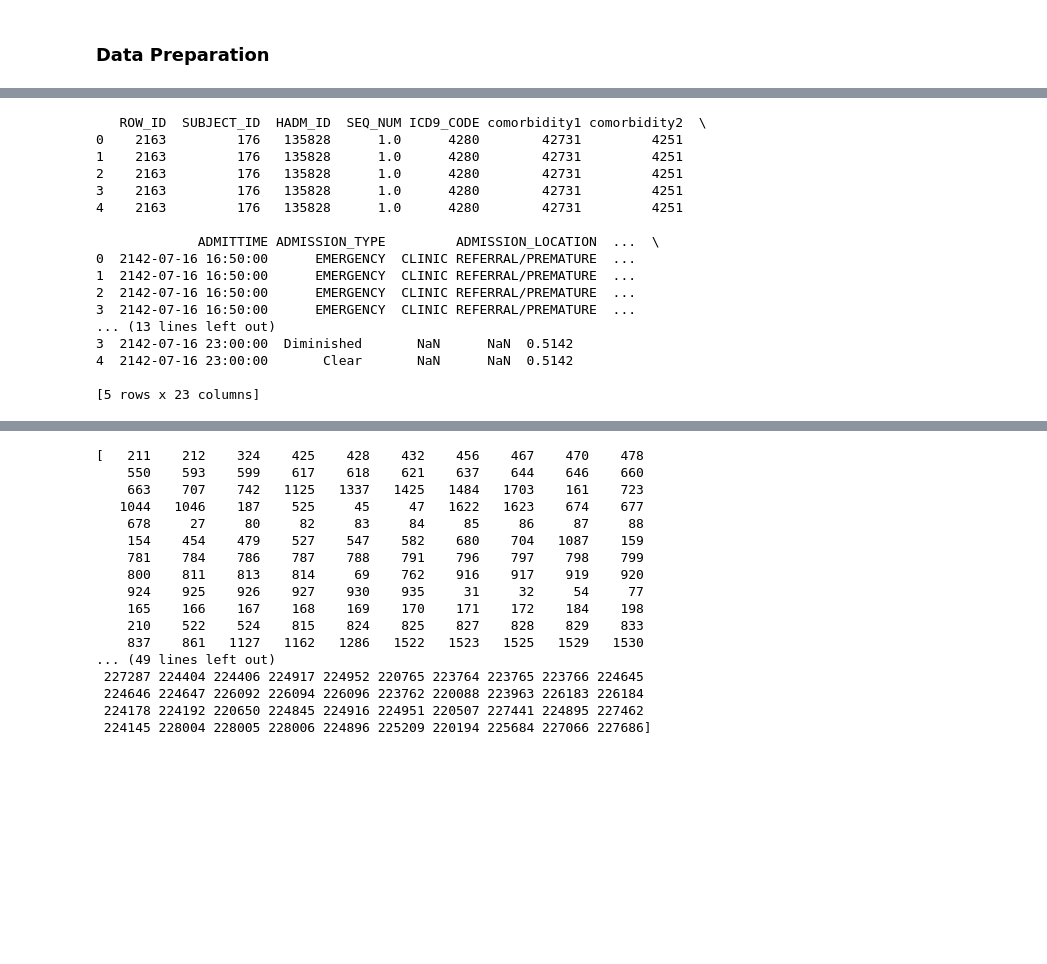
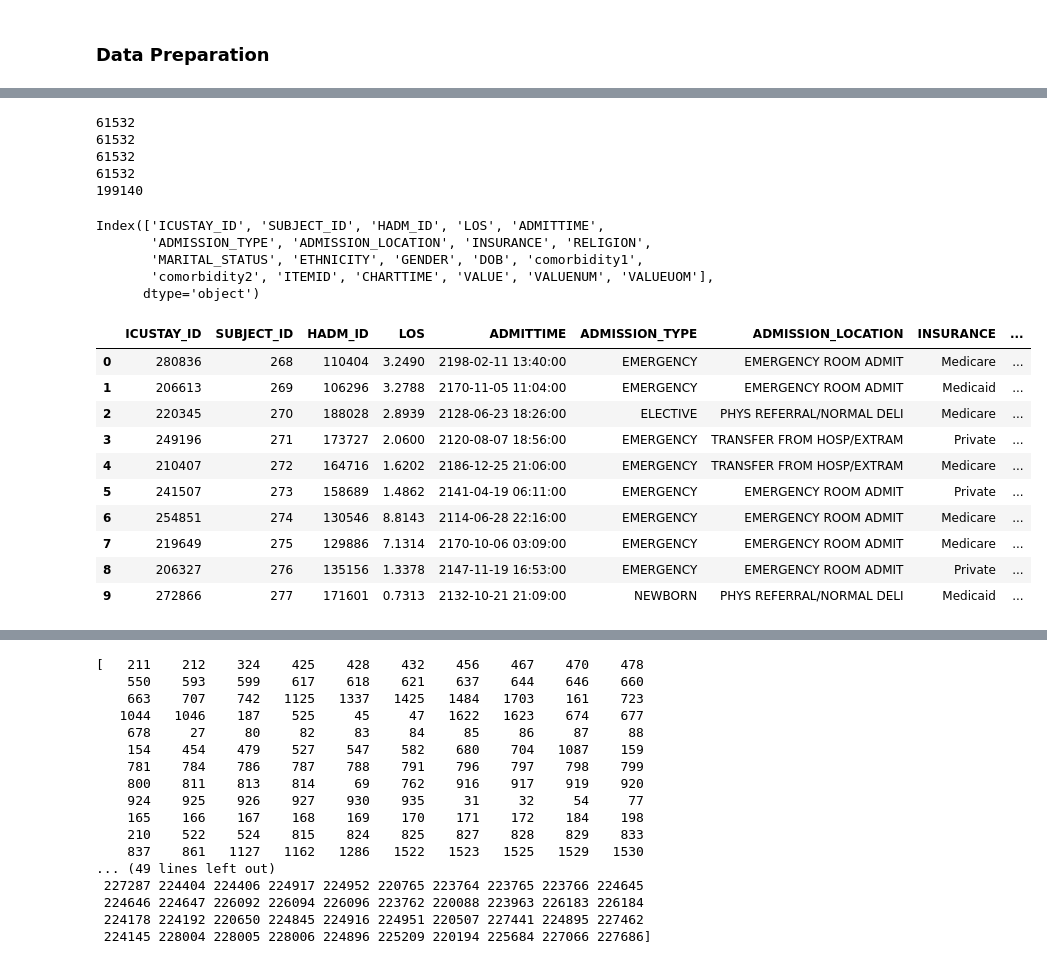
Before and after one commit to ossclaudia/Machine-Learning-2, a Jupyter notebook: projeto.ipynb, the cells around one changed output, grey strips where cells are left out. Saved outputs shown, nothing was run; the diff lists cells and outputs as text; code cells hidden in the pictures; blank space fills up the shorter version.

```diff
--- a/projeto.ipynb
+++ b/projeto.ipynb
@@ -150,5 +216,5 @@ ICD9_CODE 4280
 # %%
-# Merge com a tabela de ADMISSIONS para adicionar informações da internação (ADMITTIME, ADMISSION_TYPE, etc.)
+""" # Merge com a tabela de ADMISSIONS para adicionar informações da internação (ADMITTIME, ADMISSION_TYPE, etc.)
 dataset = d1.merge(admissions[['SUBJECT_ID', 'HADM_ID', 'ADMITTIME', 'ADMISSION_TYPE', 'ADMISSION_LOCATION', 'INSURANCE', 'RELIGION', 'MARITAL_STATUS', 'ETHNICITY']], on=['SUBJECT_ID', 'HADM_ID'], how='left')
 
 # Merge com a tabela de PATIENTS para adicionar as informações demográficas (GENDER, DOB)
@@ -161,25 +227,56 @@ dataset = dataset.merge(chartevents[['SUBJECT_ID', 'HADM_ID', 'ICUSTAY_ID', 'ITE
 dataset = dataset.merge(icustays[['ICUSTAY_ID', 'LOS']], on='ICUSTAY_ID', how='left')
 
 # Exibindo as primeiras linhas para verificar se o merge foi bem sucedido
-print(dataset.head(5))
+print(dataset.head(5)) """
+
+dataset = icustays[['ICUSTAY_ID', 'SUBJECT_ID', 'HADM_ID', 'LOS']]
+
+print(len(dataset))
+
+dataset = dataset.merge(admissions[['HADM_ID', 'ADMITTIME', 'ADMISSION_TYPE', 'ADMISSION_LOCATION', 'INSURANCE', 'RELIGION', 'MARITAL_STATUS', 'ETHNICITY']], on=['HADM_ID'], how='left')
+
+print(len(dataset))
+
+dataset = dataset.merge(patients[['SUBJECT_ID', 'GENDER', 'DOB']], on='SUBJECT_ID', how='left')
+
+print(len(dataset))
+
+dataset = dataset.merge(diagnoses_disease[["HADM_ID", "comorbidity1", "comorbidity2"]], on="HADM_ID", how="left")
+
+print(len(dataset))
+
+dataset = dataset.merge(chartevents[['ICUSTAY_ID', 'ITEMID', 'CHARTTIME', 'VALUE', 'VALUENUM', 'VALUEUOM']], on=['ICUSTAY_ID'], how='left')
+
+print(len(dataset))
+
+
+dataset.columns
 # %% [output]
-   ROW_ID  SUBJECT_ID  HADM_ID  SEQ_NUM ICD9_CODE comorbidity1 comorbidity2  \
-0    2163         176   135828      1.0      4280        42731         4251
-1    2163         176   135828      1.0      4280        42731         4251
-2    2163         176   135828      1.0      4280        42731         4251
-3    2163         176   135828      1.0      4280        42731         4251
-4    2163         176   135828      1.0      4280        42731         4251
-
-             ADMITTIME ADMISSION_TYPE         ADMISSION_LOCATION  ...  \
-0  2142-07-16 16:50:00      EMERGENCY  CLINIC REFERRAL/PREMATURE  ...
-1  2142-07-16 16:50:00      EMERGENCY  CLINIC REFERRAL/PREMATURE  ...
-2  2142-07-16 16:50:00      EMERGENCY  CLINIC REFERRAL/PREMATURE  ...
-3  2142-07-16 16:50:00      EMERGENCY  CLINIC REFERRAL/PREMATURE  ...
-... (13 lines left out)
-3  2142-07-16 23:00:00  Diminished       NaN      NaN  0.5142
-4  2142-07-16 23:00:00       Clear       NaN      NaN  0.5142
-
-[5 rows x 23 columns]
+61532
+61532
+61532
+61532
+199140
+Index(['ICUSTAY_ID', 'SUBJECT_ID', 'HADM_ID', 'LOS', 'ADMITTIME',
+       'ADMISSION_TYPE', 'ADMISSION_LOCATION', 'INSURANCE', 'RELIGION',
+       'MARITAL_STATUS', 'ETHNICITY', 'GENDER', 'DOB', 'comorbidity1',
+       'comorbidity2', 'ITEMID', 'CHARTTIME', 'VALUE', 'VALUENUM', 'VALUEUOM'],
+      dtype='object')
+# %%
+dataset['ICUSTAY_ID'].value_counts()
+dataset.head(10)
+# %% [output]
+|  | ICUSTAY_ID | SUBJECT_ID | HADM_ID | LOS | ADMITTIME | ADMISSION_TYPE | ADMISSION_LOCATION | INSURANCE | ... |
+| 0 | 280836 | 268 | 110404 | 3.2490 | 2198-02-11 13:40:00 | EMERGENCY | EMERGENCY ROOM ADMIT | Medicare | ... |
+| 1 | 206613 | 269 | 106296 | 3.2788 | 2170-11-05 11:04:00 | EMERGENCY | EMERGENCY ROOM ADMIT | Medicaid | ... |
+| 2 | 220345 | 270 | 188028 | 2.8939 | 2128-06-23 18:26:00 | ELECTIVE | PHYS REFERRAL/NORMAL DELI | Medicare | ... |
+| 3 | 249196 | 271 | 173727 | 2.0600 | 2120-08-07 18:56:00 | EMERGENCY | TRANSFER FROM HOSP/EXTRAM | Private | ... |
+| 4 | 210407 | 272 | 164716 | 1.6202 | 2186-12-25 21:06:00 | EMERGENCY | TRANSFER FROM HOSP/EXTRAM | Medicare | ... |
+| 5 | 241507 | 273 | 158689 | 1.4862 | 2141-04-19 06:11:00 | EMERGENCY | EMERGENCY ROOM ADMIT | Private | ... |
+| 6 | 254851 | 274 | 130546 | 8.8143 | 2114-06-28 22:16:00 | EMERGENCY | EMERGENCY ROOM ADMIT | Medicare | ... |
+| 7 | 219649 | 275 | 129886 | 7.1314 | 2170-10-06 03:09:00 | EMERGENCY | EMERGENCY ROOM ADMIT | Medicare | ... |
+| 8 | 206327 | 276 | 135156 | 1.3378 | 2147-11-19 16:53:00 | EMERGENCY | EMERGENCY ROOM ADMIT | Private | ... |
+| 9 | 272866 | 277 | 171601 | 0.7313 | 2132-10-21 21:09:00 | NEWBORN | PHYS REFERRAL/NORMAL DELI | Medicaid | ... |
 # %%
 # 1. Converte 'ADMITTIME' e 'DOB' para datetime (com erros forçados como NaT)
 dataset['ADMITTIME'] = pd.to_datetime(dataset['ADMITTIME'], errors='coerce')
```
Also changed, not shown: parts of 14 cells of this notebook, 1 other file.
